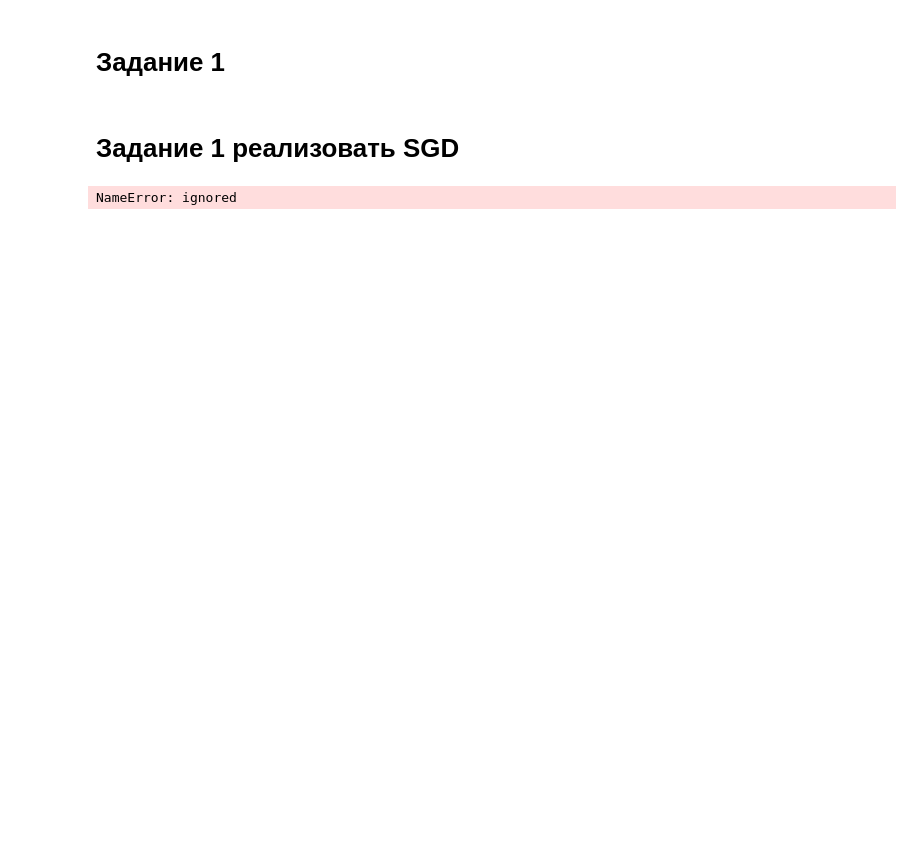
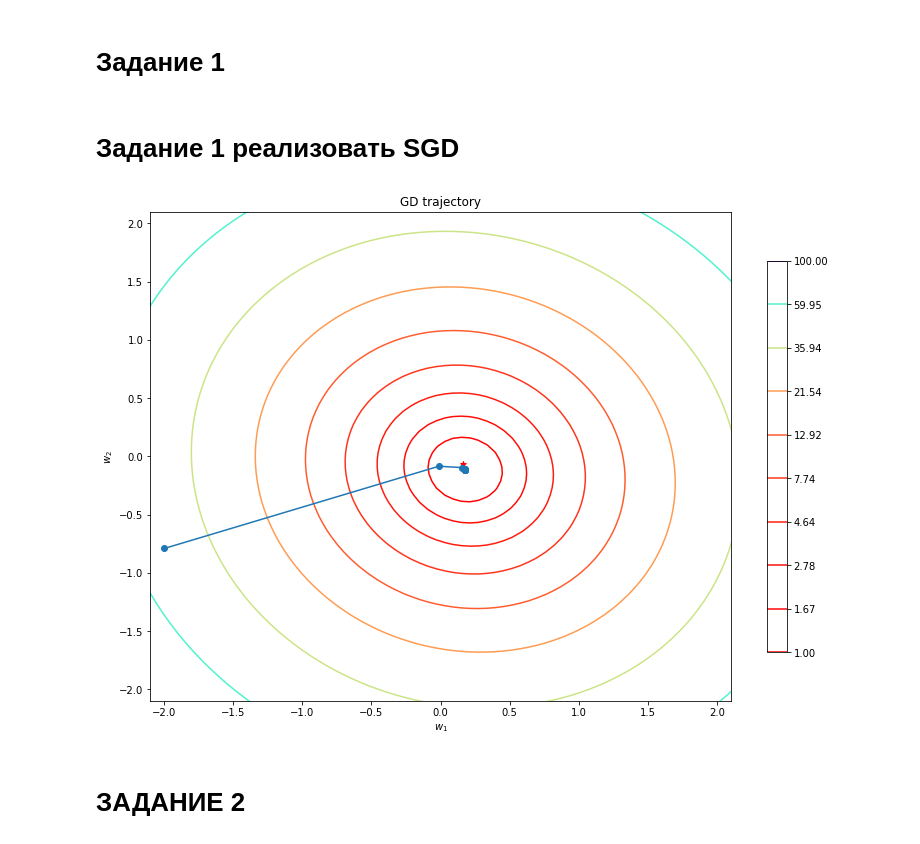
Before and after one commit to dunyashina/ohwowitsrepository, a Jupyter notebook: лаба4.ipynb, the cells around one changed output. Drawn from its saved outputs; the diff is of its cells as text; code cells hidden in the pictures; blank space fills up the shorter version.

```diff
--- a/лаба4.ipynb
+++ b/лаба4.ipynb
@@ -77,7 +77,7 @@ class LinearRegressionSGD(BaseEstimator):
 
         return np.array(gradient)
 # %%
-def plot_gd(X, y, w_history):
+def plot_sgd(X, y, w_history):
     # compute level set
     A, B = np.meshgrid(np.linspace(-3, 3, 100), np.linspace(-3, 3, 100))
 
@@ -201,10 +119,12 @@ y = np.dot(X, w_true) + np.random.normal(0, 1, (n_objects))
 # %%
 lr = LinearRegressionSGD(w0=w_0, alpha=0.05)
 lr.fit(X, y)
 
-plot_gd(X, y, lr.w_history)
+plot_sgd(X, y, lr.w_history)
 # %% [output]
-NameError: ignored
+[figure, added]
+# %% [markdown]
+# ЗАДАНИЕ 2
 # %%
 import pandas as pd
 from pandas import Series, DataFrame
```
Also changed, not shown: parts of 1 cell of this notebook.
